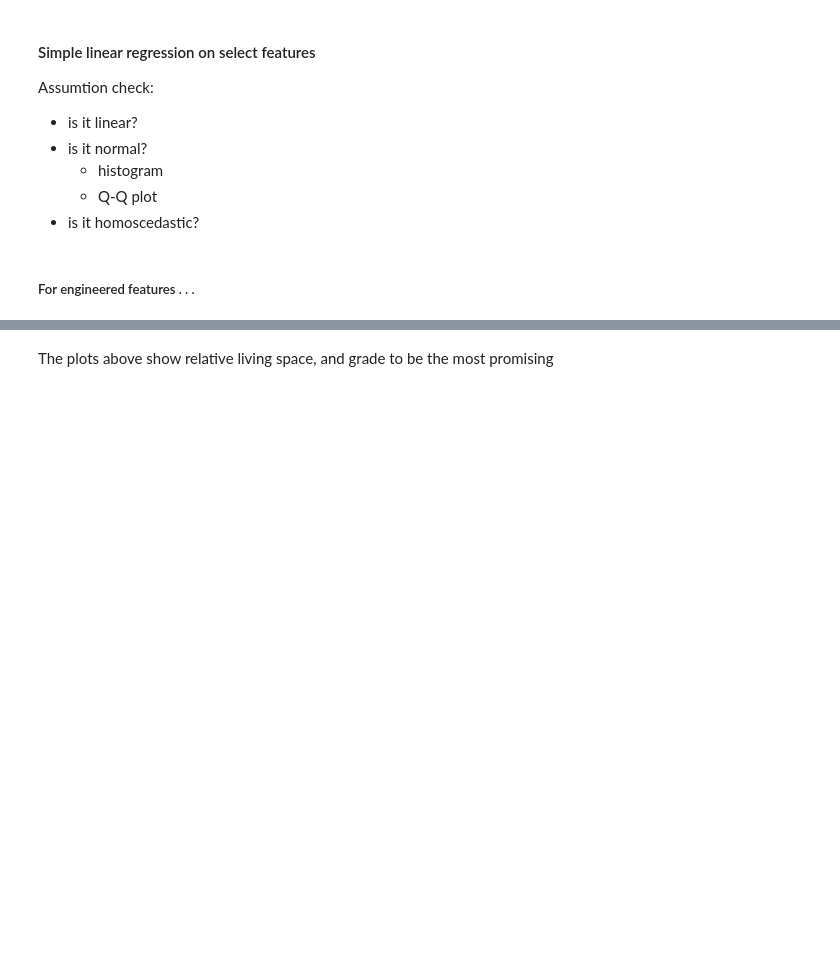
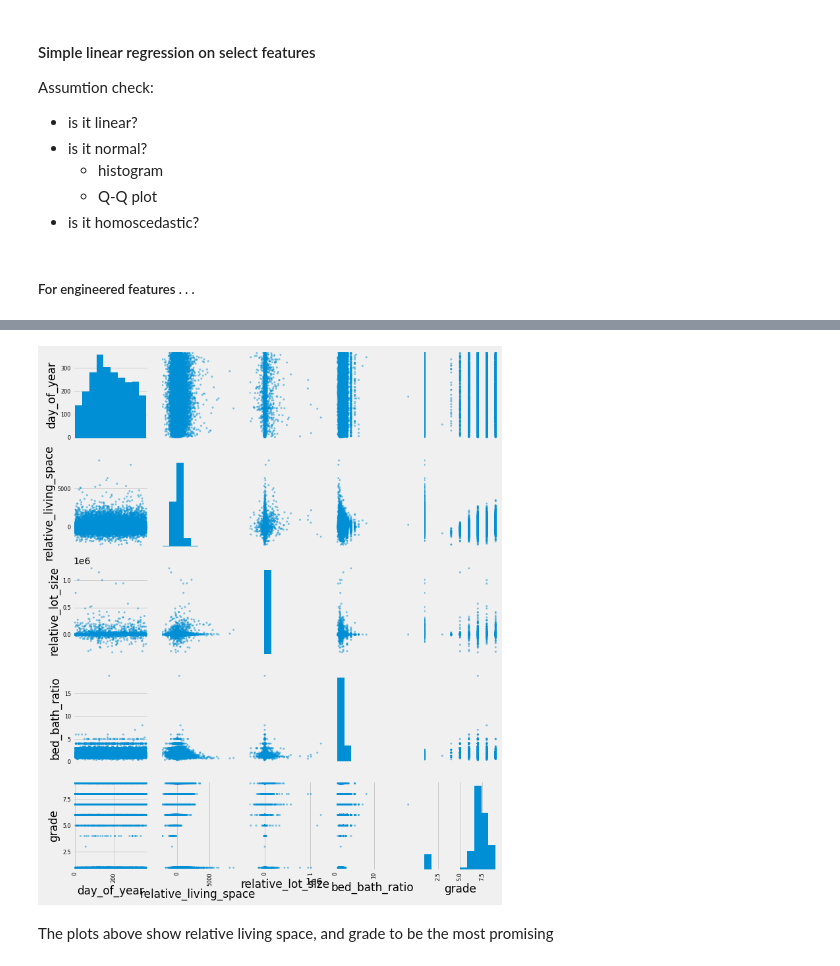
Before and after one commit to Zeth-Abney/Flatiron-school, a Jupyter notebook: phase-2/PROJECT/EDA-two.ipynb, the cells around one changed output, grey strips where cells are left out. Drawn from its saved outputs; the diff is of its cells as text; code cells hidden in the pictures; blank space fills up the shorter version.

```diff
--- a/phase-2/PROJECT/EDA-two.ipynb
+++ b/phase-2/PROJECT/EDA-two.ipynb
@@ -62,0 +50,7 @@ plt.show()
+# %%
+outcome = 'price'
+x_cols =  ['day_of_year', 'relative_living_space', 'relative_lot_size','bed_bath_ratio', 'grade']
+predictors = '+'.join(x_cols)
+formula = outcome + '~' + predictors
+model = ols(formula=formula, data=df1).fit()
+model.summary()
@@ -63,2 +83,8 @@ plt.show()
+# %%
+pd.plotting.scatter_matrix(df1[x_cols], figsize=(10,12));
+plt.tight_layout()
+plt.show()
+# %% [output]
+[figure, added]
 # %% [markdown]
 The plots above show relative living space, and grade to be the most promising
```
Also changed, not shown: parts of 27 cells of this notebook.
